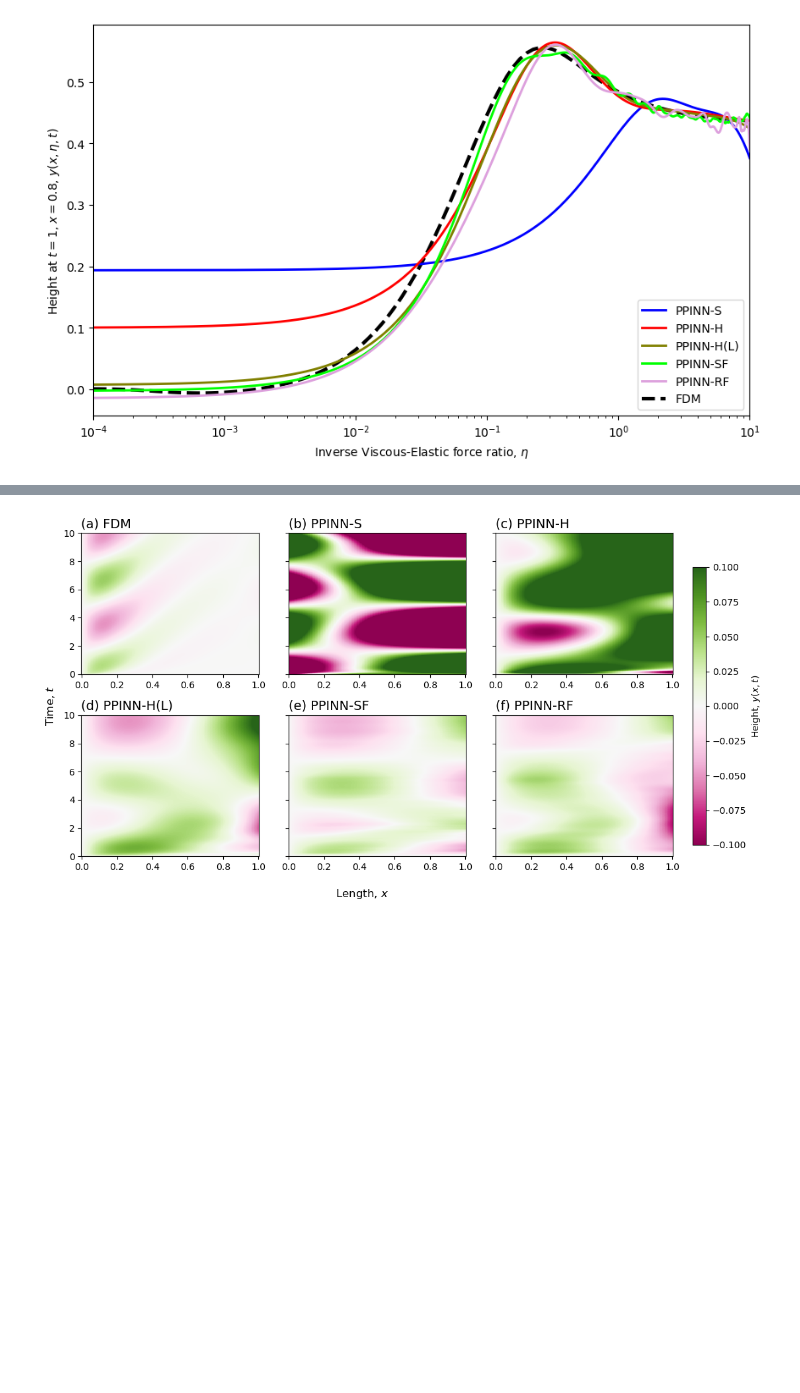
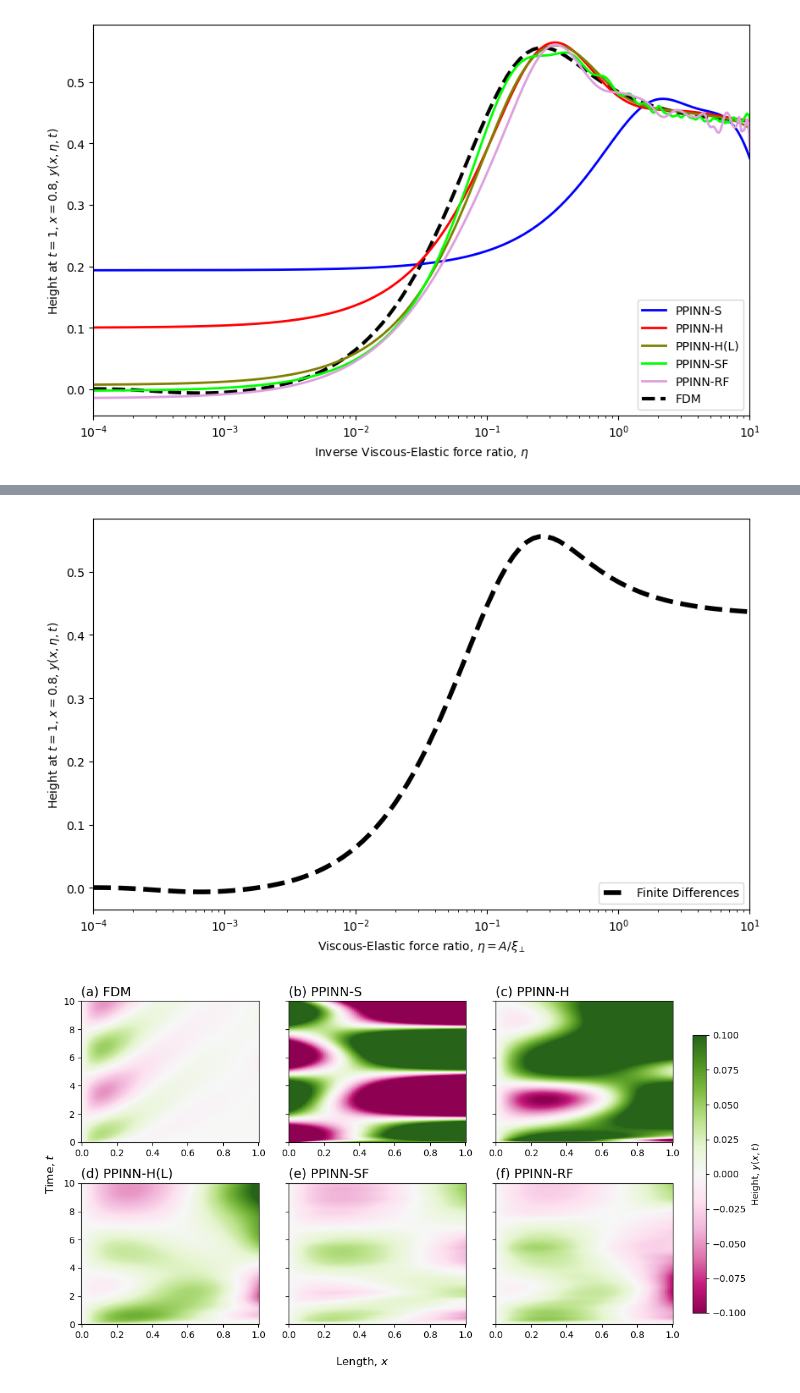
Before and after one commit to xietao-wanglin/elastic-filaments, a Jupyter notebook: figures.ipynb, the cells around one changed output, grey strips where cells are left out. Cells and saved outputs as stored; diff of their text form; code cells hidden in the pictures; blank space fills up the shorter version.

```diff
--- a/figures.ipynb
+++ b/figures.ipynb
@@ -1052,3 +1110,46 @@ plt.savefig('./figures/eta_map_p.png', bbox_inches='tight', dpi=200)
+# %%
+f, ax = plt.subplots(1, 1, figsize=(10, 6))
+t = 1.001001001001001
+x = 0.7989949748743719
+etas = 1000
+etas_all = np.exp(np.linspace(np.log(0.0001), np.log(10), etas))
+X_flat = np.full_like(etas_all, x)
+T_flat = np.full_like(etas_all, t)
+inputs = np.stack([X_flat, etas_all, T_flat], axis=-1)
+model_psoft.restore(save_path = f"./run_soft_0/model-45000.pt")
+sol_flat = model_psoft.predict(inputs)
+#ax.plot(etas_all, sol_flat, label='Nothing', color='blue', lw=3)
+
+model_phard.restore(save_path = f"./run_hard_0/model-45000.pt")
+sol_flat = model_phard.predict(inputs)
+#ax.plot(etas_all, sol_flat, label='PPINN-H', color='red', lw=2)
+model_phl.restore(save_path = f"./run_hard_log_0/model-45000.pt")
+sol_flat = model_phl.predict(inputs)
+#ax.plot(etas_all, sol_flat, label='Hard constraints + Log-Distr.', color='teal', lw=3)
+model_psf.restore(save_path = f"./run_sf_0/model-45000.pt")
+sol_flat = model_psf.predict(inputs)
+#ax.plot(etas_all, sol_flat, label='Hard + Fixed Fourier + Log-Distr', color='lime', lw=3)
+model_prf.restore(save_path = f"./run_rf_0/model-45000.pt")
+sol_flat = model_prf.predict(inputs)
+#ax.plot(etas_all, sol_flat, label='Hard + Random Fourier + Log-Distr', color='red', lw=3)
+
+etas = np.exp(np.linspace(np.log(0.0001), np.log(10), 101)).round(5)
+
+y = []
+for k, eta in enumerate(etas):
+    df = pd.read_parquet(fr'./data/eta_{eta}.parquet')
+    data_fd = df.pivot(index='t', columns='x', values='y')
+
+    y.append(data_fd.values[100, 159])
+ax.plot(etas, y, label='Finite Differences', color='black', ls='dashed', lw=4, zorder=-1)
+ax.set_xscale('log')
+ax.set_xlim(0.0001, 10)
+ax.set_xlabel(r'Viscous-Elastic force ratio, $\eta=A/\xi_\perp$')
+ax.set_ylabel(r'Height at $t=1$, $x=0.8$, $y(x, \eta, t)$')
+ax.legend(loc='lower right')
+plt.savefig('./figures/eta_map_pres_2.pdf', bbox_inches='tight', dpi=200)
+# %% [output]
+[figure, added]
 # %%
 x, y = load_data(fr'./data/eta_long_{0.0001}.parquet')
 eta = 0.0001
```
Also changed, not shown: parts of 21 cells of this notebook, 3 other files.
